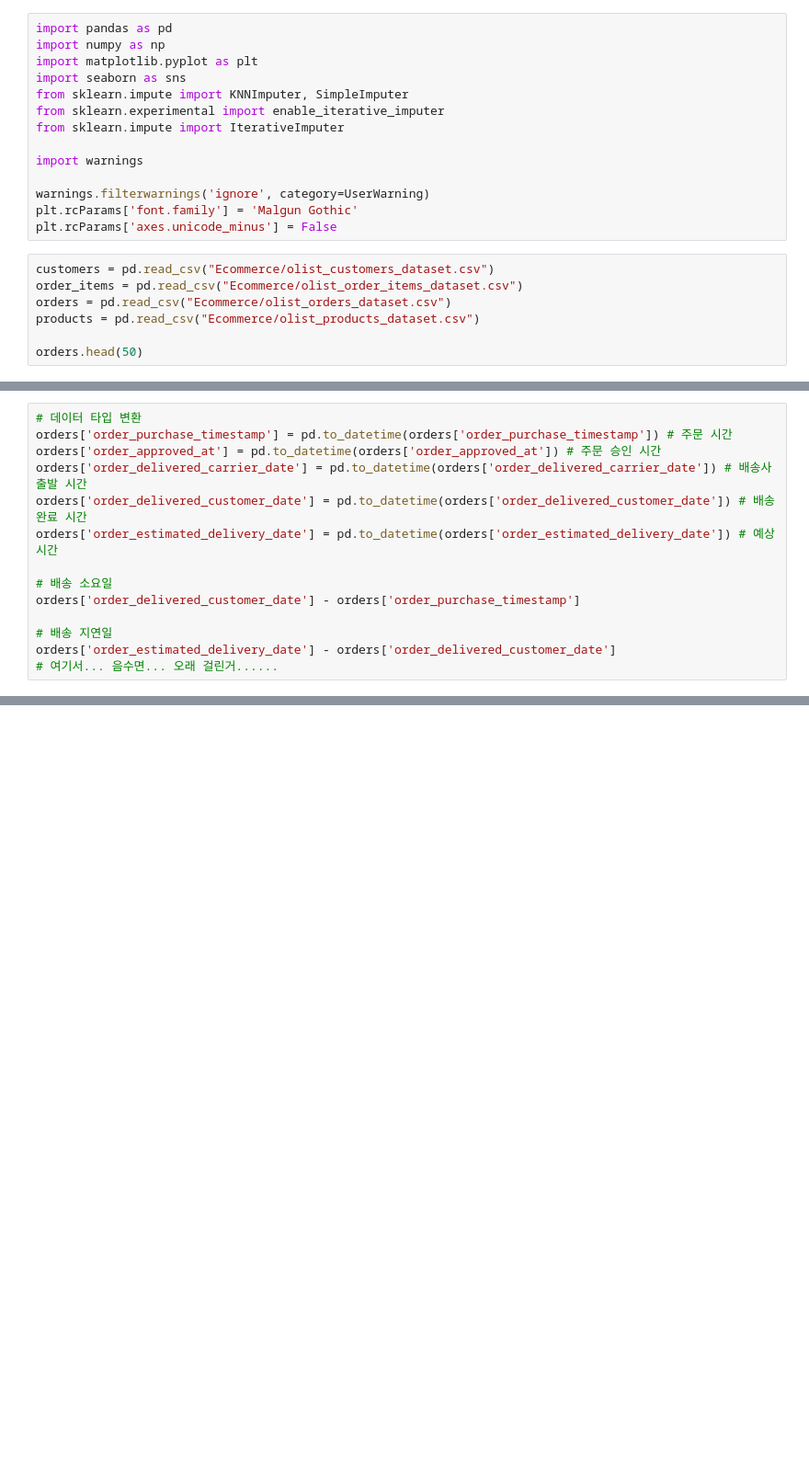
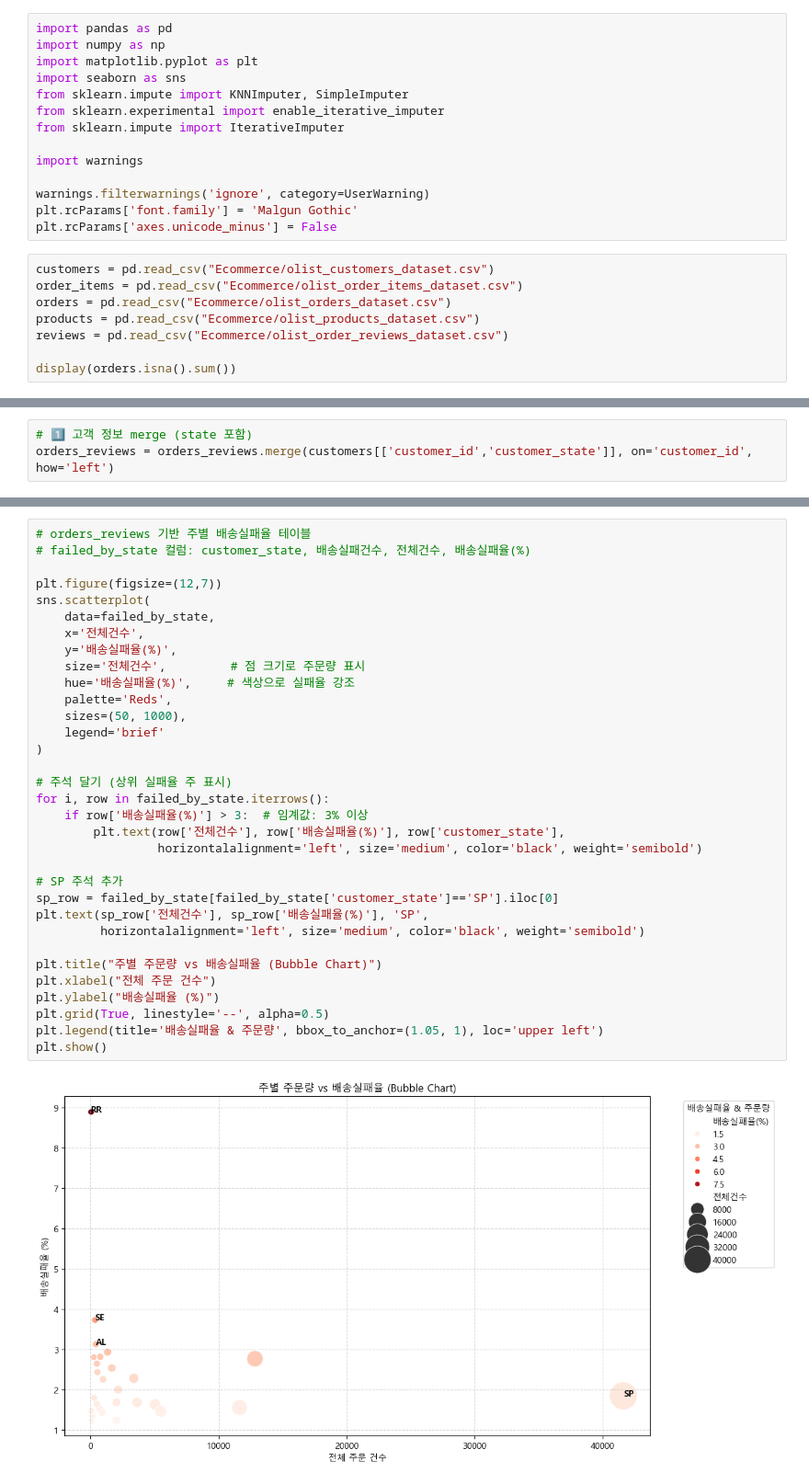
Before and after one commit to hayden-71/pjt-ecommerce-data-analysis, a Jupyter notebook: 2배송.ipynb, the cells around one changed output, grey strips where cells are left out. Shown: that part at 92% size. Drawn from its saved outputs; the diff is of its cells as text; blank space fills up the shorter version.

```diff
--- a/2배송.ipynb
+++ b/2배송.ipynb
@@ -17,6 +17,7 @@ customers = pd.read_csv("Ecommerce/olist_customers_dataset.csv")
 order_items = pd.read_csv("Ecommerce/olist_order_items_dataset.csv")
 orders = pd.read_csv("Ecommerce/olist_orders_dataset.csv")
 products = pd.read_csv("Ecommerce/olist_products_dataset.csv")
+reviews = pd.read_csv("Ecommerce/olist_order_reviews_dataset.csv")
 
-orders.head(50)
+display(orders.isna().sum())
 # %% [output]
@@ -40,14 +32,0 @@ orders.head(50)
-# %%
-# 데이터 타입 변환
-orders['order_purchase_timestamp'] = pd.to_datetime(orders['order_purchase_timestamp']) # 주문 시간
-orders['order_approved_at'] = pd.to_datetime(orders['order_approved_at']) # 주문 승인 시간
-orders['order_delivered_carrier_date'] = pd.to_datetime(orders['order_delivered_carrier_date']) # 배송사 출발 시간
-orders['order_delivered_customer_date'] = pd.to_datetime(orders['order_delivered_customer_date']) # 배송 완료 시간
-orders['order_estimated_delivery_date'] = pd.to_datetime(orders['order_estimated_delivery_date']) # 예상시간
-
-# 배송 소요일
-orders['order_delivered_customer_date'] - orders['order_purchase_timestamp']
-
-# 배송 지연일
-orders['order_estimated_delivery_date'] - orders['order_delivered_customer_date']
-# 여기서... 음수면... 오래 걸린거......
@@ -66,0 +208,3 @@ Length: 99441, dtype: timedelta64[ns]
+# %%
+# 1️⃣ 고객 정보 merge (state 포함)
+orders_reviews = orders_reviews.merge(customers[['customer_id','customer_state']], on='customer_id', how='left')
@@ -66,0 +282,35 @@ Length: 99441, dtype: timedelta64[ns]
+# %%
+# orders_reviews 기반 주별 배송실패율 테이블
+# failed_by_state 컬럼: customer_state, 배송실패건수, 전체건수, 배송실패율(%)
+
+plt.figure(figsize=(12,7))
+sns.scatterplot(
+    data=failed_by_state,
+    x='전체건수',
+    y='배송실패율(%)',
+    size='전체건수',         # 점 크기로 주문량 표시
+    hue='배송실패율(%)',     # 색상으로 실패율 강조
+    palette='Reds',
+    sizes=(50, 1000),
+    legend='brief'
+)
+
+# 주석 달기 (상위 실패율 주 표시)
+for i, row in failed_by_state.iterrows():
+    if row['배송실패율(%)'] > 3:  # 임계값: 3% 이상
+        plt.text(row['전체건수'], row['배송실패율(%)'], row['customer_state'],
+                 horizontalalignment='left', size='medium', color='black', weight='semibold')
+
+# SP 주석 추가
+sp_row = failed_by_state[failed_by_state['customer_state']=='SP'].iloc[0]
+plt.text(sp_row['전체건수'], sp_row['배송실패율(%)'], 'SP',
+         horizontalalignment='left', size='medium', color='black', weight='semibold')
+
+plt.title("주별 주문량 vs 배송실패율 (Bubble Chart)")
+plt.xlabel("전체 주문 건수")
+plt.ylabel("배송실패율 (%)")
+plt.grid(True, linestyle='--', alpha=0.5)
+plt.legend(title='배송실패율 & 주문량', bbox_to_anchor=(1.05, 1), loc='upper left')
+plt.show()
+# %% [output]
+[figure, added]
```
Also changed, not shown: parts of 12 cells of this notebook, 2 other files.
